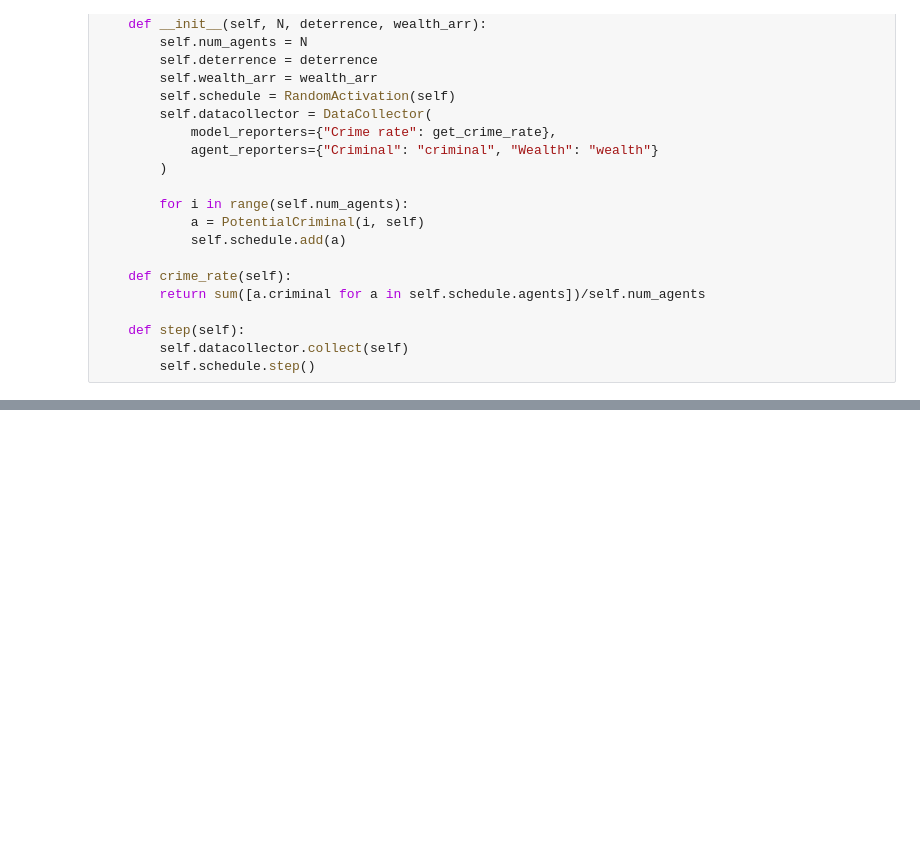
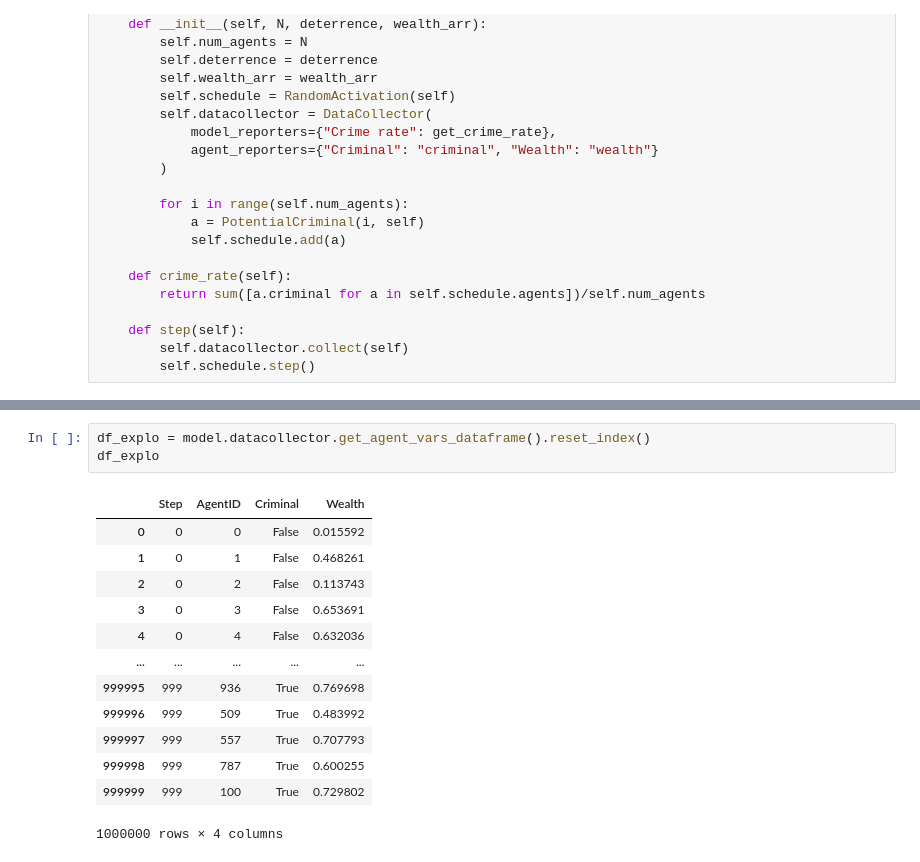
Before and after one commit to mmmbarendse/better_call_saul, a Jupyter notebook: explo/01.ipynb, the cells around one changed output, grey strips where cells are left out. Saved outputs shown, nothing was run; the diff lists cells and outputs as text; blank space fills up the shorter version.

```diff
--- a/explo/01.ipynb
+++ b/explo/01.ipynb
@@ -182,0 +183,17 @@ plt.plot(model.datacollector.get_model_vars_dataframe())
+# %%
+df_explo = model.datacollector.get_agent_vars_dataframe().reset_index()
+df_explo
+# %% [output]
+|  | Step | AgentID | Criminal | Wealth |
+| 0 | 0 | 0 | False | 0.015592 |
+| 1 | 0 | 1 | False | 0.468261 |
+| 2 | 0 | 2 | False | 0.113743 |
+| 3 | 0 | 3 | False | 0.653691 |
+| 4 | 0 | 4 | False | 0.632036 |
+| ... | ... | ... | ... | ... |
+| 999995 | 999 | 936 | True | 0.769698 |
+| 999996 | 999 | 509 | True | 0.483992 |
+| 999997 | 999 | 557 | True | 0.707793 |
+| 999998 | 999 | 787 | True | 0.600255 |
+| 999999 | 999 | 100 | True | 0.729802 |
+1000000 rows × 4 columns
```
Also changed, not shown: parts of 10 cells of this notebook, 1 other file.
